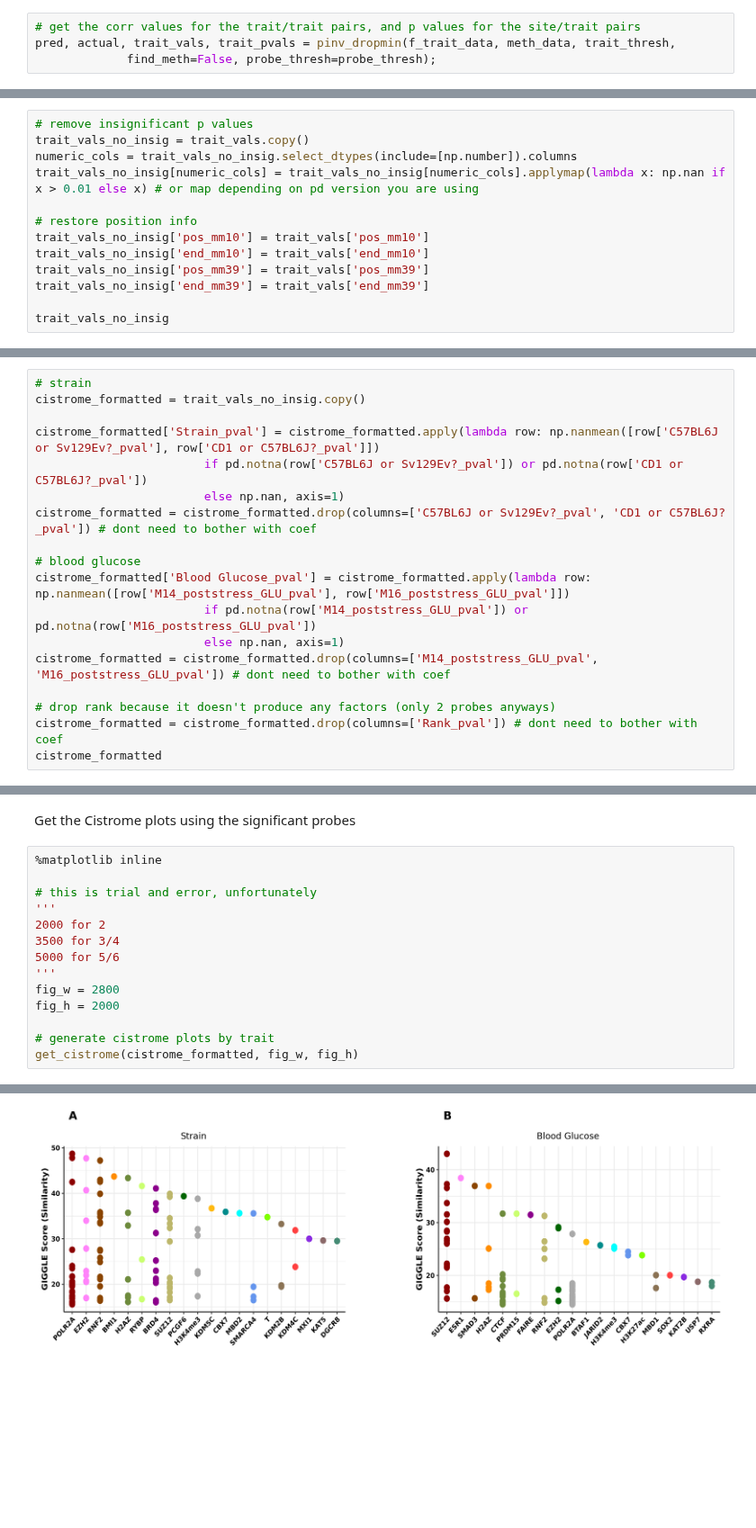
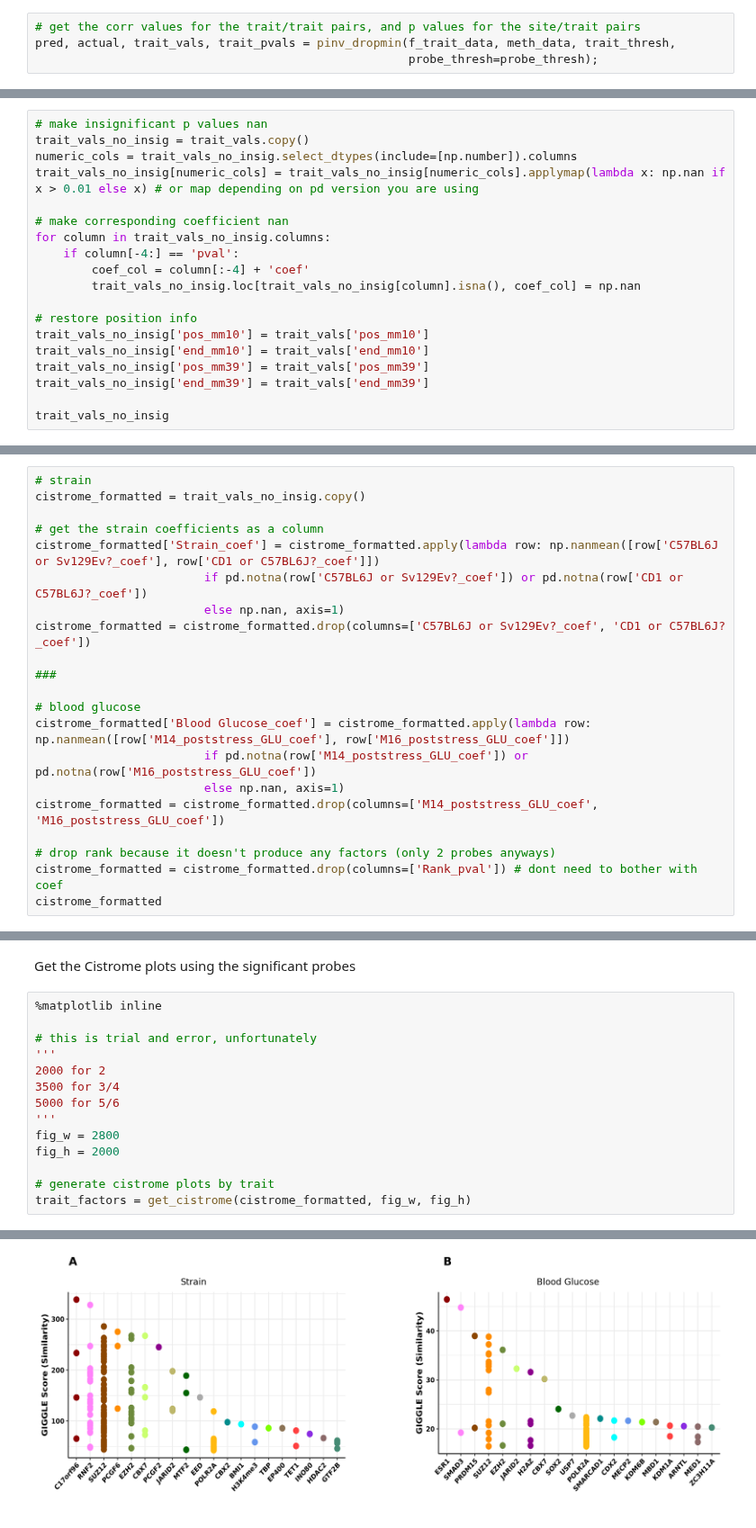
Before and after one commit to SamAndTheSun/CSS_healthspan_epigenetics, a Jupyter notebook: pseudoinverse_model.ipynb, the cells around one changed output, grey strips where cells are left out. Shown at 90% size. Saved outputs shown, nothing was run; the diff lists cells and outputs as text; blank space fills up the shorter version.

Commit message:
make Cistrome function better delete unused functions

```diff
--- a/pseudoinverse_model.ipynb
+++ b/pseudoinverse_model.ipynb
@@ -91,4 +88,4 @@ plt.tight_layout()
 # %%
 # get the corr values for the trait/trait pairs, and p values for the site/trait pairs
 pred, actual, trait_vals, trait_pvals = pinv_dropmin(f_trait_data, meth_data, trait_thresh,
-             find_meth=False, probe_thresh=probe_thresh);
+                                                     probe_thresh=probe_thresh);
@@ -266,10 +270,16 @@ trait_vals
 # %% [markdown]
 Get rid of the insignificant p values so they are not used in analysis
 # %%
-# remove insignificant p values
+# make insignificant p values nan
 trait_vals_no_insig = trait_vals.copy()
 numeric_cols = trait_vals_no_insig.select_dtypes(include=[np.number]).columns
 trait_vals_no_insig[numeric_cols] = trait_vals_no_insig[numeric_cols].applymap(lambda x: np.nan if x > 0.01 else x) # or map depending on pd version you are using
+
+# make corresponding coefficient nan
+for column in trait_vals_no_insig.columns:
+    if column[-4:] == 'pval':
+        coef_col = column[:-4] + 'coef'
+        trait_vals_no_insig.loc[trait_vals_no_insig[column].isna(), coef_col] = np.nan
 
 # restore position info
 trait_vals_no_insig['pos_mm10'] = trait_vals['pos_mm10']
@@ -298,16 +308,19 @@ Combine the strain-associated traits into a single column for analysis, and do t
 # strain
 cistrome_formatted = trait_vals_no_insig.copy()
 
-cistrome_formatted['Strain_pval'] = cistrome_formatted.apply(lambda row: np.nanmean([row['C57BL6J or Sv129Ev?_pval'], row['CD1 or C57BL6J?_pval']])
-                        if pd.notna(row['C57BL6J or Sv129Ev?_pval']) or pd.notna(row['CD1 or C57BL6J?_pval'])
+# get the strain coefficients as a column
+cistrome_formatted['Strain_coef'] = cistrome_formatted.apply(lambda row: np.nanmean([row['C57BL6J or Sv129Ev?_coef'], row['CD1 or C57BL6J?_coef']])
+                        if pd.notna(row['C57BL6J or Sv129Ev?_coef']) or pd.notna(row['CD1 or C57BL6J?_coef'])
                         else np.nan, axis=1)
-cistrome_formatted = cistrome_formatted.drop(columns=['C57BL6J or Sv129Ev?_pval', 'CD1 or C57BL6J?_pval']) # dont need to bother with coef
+cistrome_formatted = cistrome_formatted.drop(columns=['C57BL6J or Sv129Ev?_coef', 'CD1 or C57BL6J?_coef'])
+
+###
 
 # blood glucose
-cistrome_formatted['Blood Glucose_pval'] = cistrome_formatted.apply(lambda row: np.nanmean([row['M14_poststress_GLU_pval'], row['M16_poststress_GLU_pval']])
-                        if pd.notna(row['M14_poststress_GLU_pval']) or pd.notna(row['M16_poststress_GLU_pval'])
+cistrome_formatted['Blood Glucose_coef'] = cistrome_formatted.apply(lambda row: np.nanmean([row['M14_poststress_GLU_coef'], row['M16_poststress_GLU_coef']])
+                        if pd.notna(row['M14_poststress_GLU_coef']) or pd.notna(row['M16_poststress_GLU_coef'])
                         else np.nan, axis=1)
-cistrome_formatted = cistrome_formatted.drop(columns=['M14_poststress_GLU_pval', 'M16_poststress_GLU_pval']) # dont need to bother with coef
+cistrome_formatted = cistrome_formatted.drop(columns=['M14_poststress_GLU_coef', 'M16_poststress_GLU_coef'])
 
 # drop rank because it doesn't produce any factors (only 2 probes anyways)
 cistrome_formatted = cistrome_formatted.drop(columns=['Rank_pval']) # dont need to bother with coef
@@ -341,5 +354,5 @@ fig_w = 2800
 fig_h = 2000
 
 # generate cistrome plots by trait
-get_cistrome(cistrome_formatted, fig_w, fig_h)
+trait_factors = get_cistrome(cistrome_formatted, fig_w, fig_h)
 # %% [output]
@@ -347 +361 @@ No valid probes, skipping trait M6_poststress_GLU_pval
-[figure, old version]
+[figure, new version]
```
Also changed, not shown: parts of 13 cells of this notebook, 3 other files.
